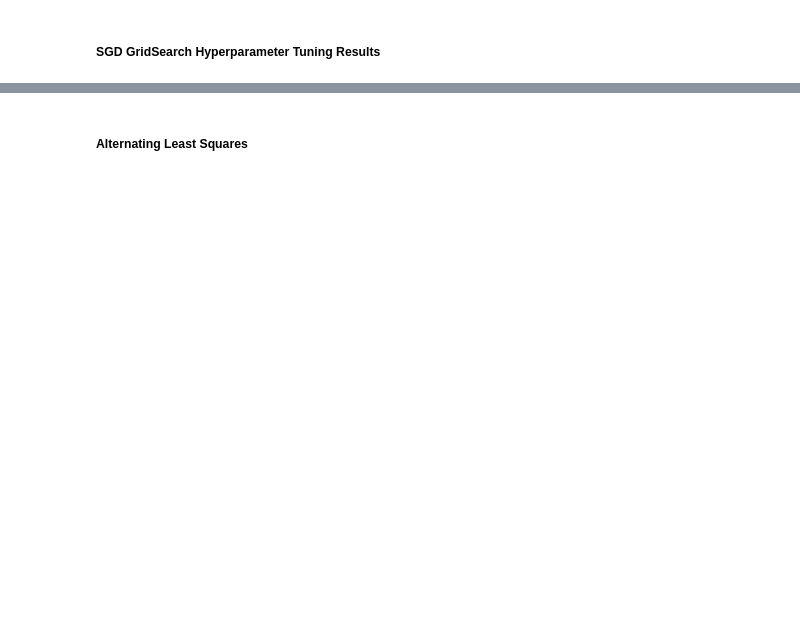
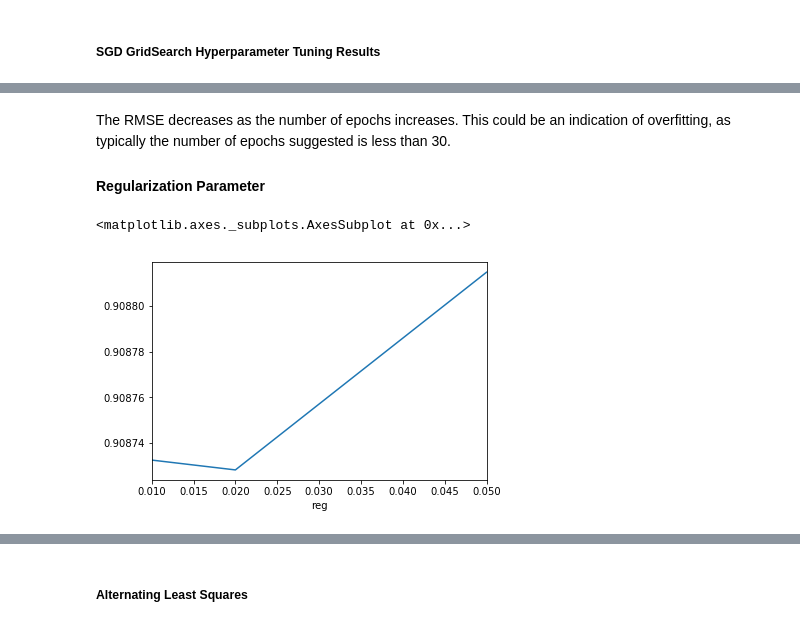
Before and after one commit to sdoctor7/book-recommendations, a Jupyter notebook: part1/basline-algorithm.ipynb, the cells around one changed output, grey strips where cells are left out. Cells and saved outputs as stored; diff of their text form; code cells hidden in the pictures; blank space fills up the shorter version.

```diff
--- a/part1/basline-algorithm.ipynb
+++ b/part1/basline-algorithm.ipynb
@@ -272,0 +287,9 @@ convert_grid_results_sgd(pd.DataFrame.from_dict(gridsearch.cv_results))
+# %% [markdown]
+The RMSE decreases as the number of epochs increases. This could be an indication of overfitting, as typically the number of epochs suggested is less than 30.
+
+#### Regularization Parameter
+# %%
+sgd_df.groupby('reg').mean()['RMSE'].plot()
+# %% [output]
+<matplotlib.axes._subplots.AxesSubplot at 0x...>
+[figure, added]
```
Also changed, not shown: parts of 18 cells of this notebook, 2 other files.
